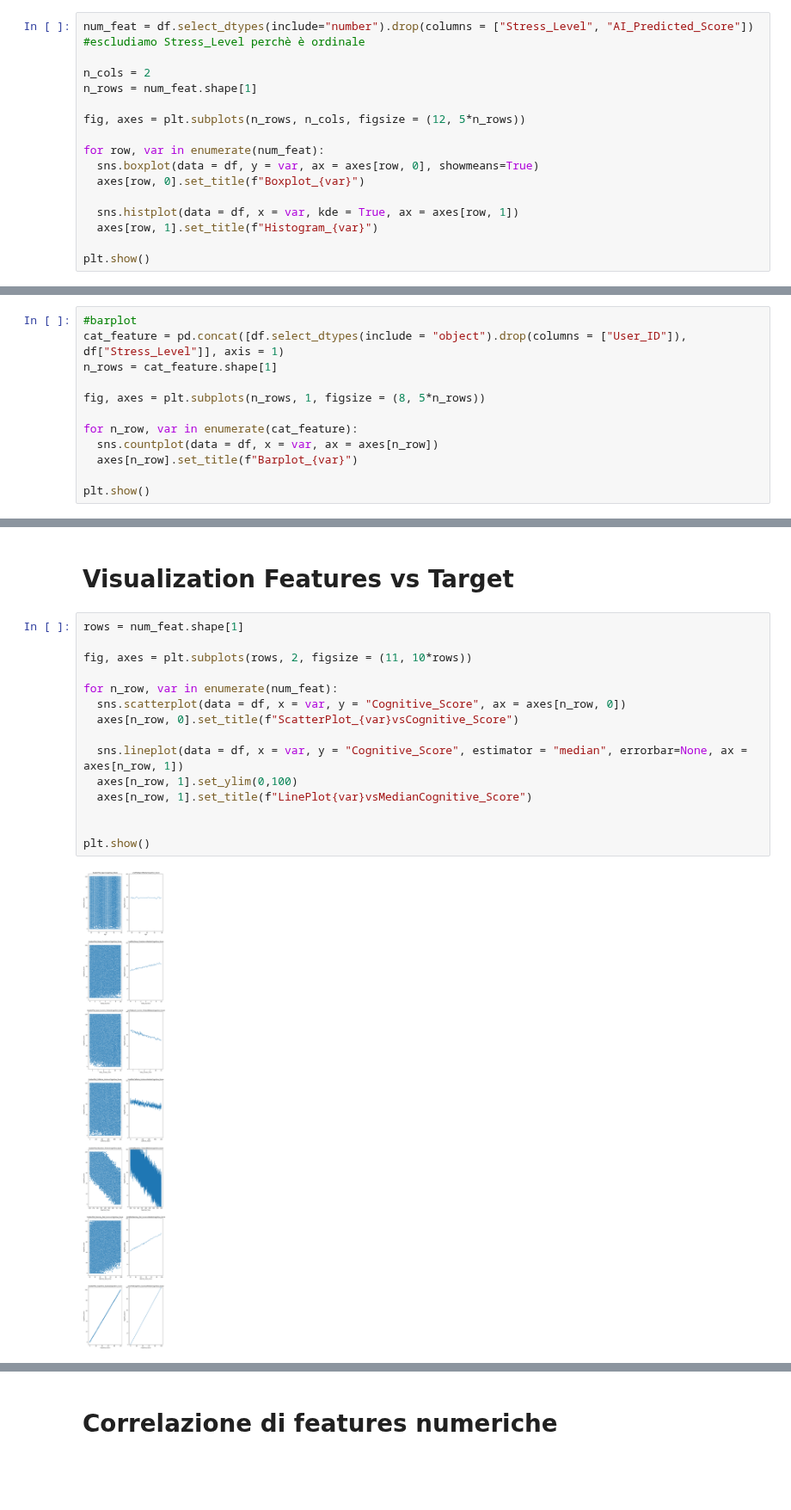
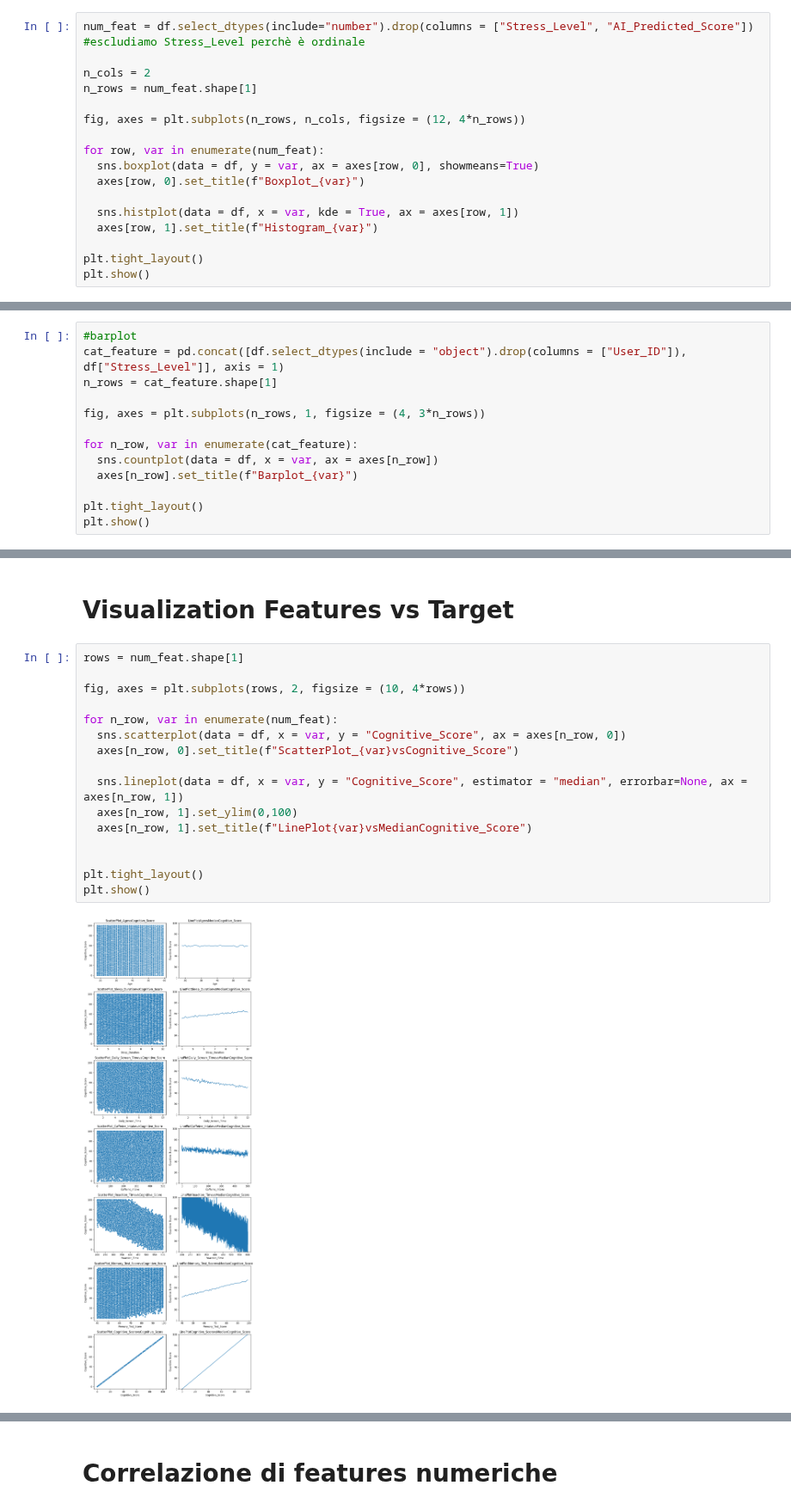
Before and after one commit to PietroMingardi/DataScience_Projects, a Jupyter notebook: MLRegression_CognitivePerformance.ipynb, the cells around one changed output, grey strips where cells are left out. Shown at 86% size. Cells and saved outputs as stored; diff of their text form; blank space fills up the shorter version.

```diff
--- a/MLRegression_CognitivePerformance.ipynb
+++ b/MLRegression_CognitivePerformance.ipynb
@@ -79,7 +81,7 @@ num_feat = df.select_dtypes(include="number").drop(columns = ["Stress_Level", "A
 n_cols = 2
 n_rows = num_feat.shape[1]
 
-fig, axes = plt.subplots(n_rows, n_cols, figsize = (12, 5*n_rows))
+fig, axes = plt.subplots(n_rows, n_cols, figsize = (12, 4*n_rows))
 
 for row, var in enumerate(num_feat):
   sns.boxplot(data = df, y = var, ax = axes[row, 0], showmeans=True)
@@ -88,5 +90,6 @@ for row, var in enumerate(num_feat):
   sns.histplot(data = df, x = var, kde = True, ax = axes[row, 1])
   axes[row, 1].set_title(f"Histogram_{var}")
 
+plt.tight_layout()
 plt.show()
 # %% [output]
@@ -96,11 +99,12 @@ plt.show()
 cat_feature = pd.concat([df.select_dtypes(include = "object").drop(columns = ["User_ID"]), df["Stress_Level"]], axis = 1)
 n_rows = cat_feature.shape[1]
 
-fig, axes = plt.subplots(n_rows, 1, figsize = (8, 5*n_rows))
+fig, axes = plt.subplots(n_rows, 1, figsize = (4, 3*n_rows))
 
 for n_row, var in enumerate(cat_feature):
   sns.countplot(data = df, x = var, ax = axes[n_row])
   axes[n_row].set_title(f"Barplot_{var}")
 
+plt.tight_layout()
 plt.show()
 # %% [output]
@@ -144,20 +148,21 @@ The target variable [Cognitive_Score] has a value range from 0 to 100. Since the
 # %%
 rows = num_feat.shape[1]
 
-fig, axes = plt.subplots(rows, 2, figsize = (11, 10*rows))
+fig, axes = plt.subplots(rows, 2, figsize = (10, 4*rows))
 
 for n_row, var in enumerate(num_feat):
   sns.scatterplot(data = df, x = var, y = "Cognitive_Score", ax = axes[n_row, 0])
   axes[n_row, 0].set_title(f"ScatterPlot_{var}vsCognitive_Score")
 
   sns.lineplot(data = df, x = var, y = "Cognitive_Score", estimator = "median", errorbar=None, ax = axes[n_row, 1])
   axes[n_row, 1].set_ylim(0,100)
   axes[n_row, 1].set_title(f"LinePlot{var}vsMedianCognitive_Score")
 
 
+plt.tight_layout()
 plt.show()
 # %% [output]
-[figure, old version]
+[figure, new version]
 # %%
 rows = cat_feature.shape[1]
 
```
Also changed, not shown: parts of 4 cells of this notebook.
